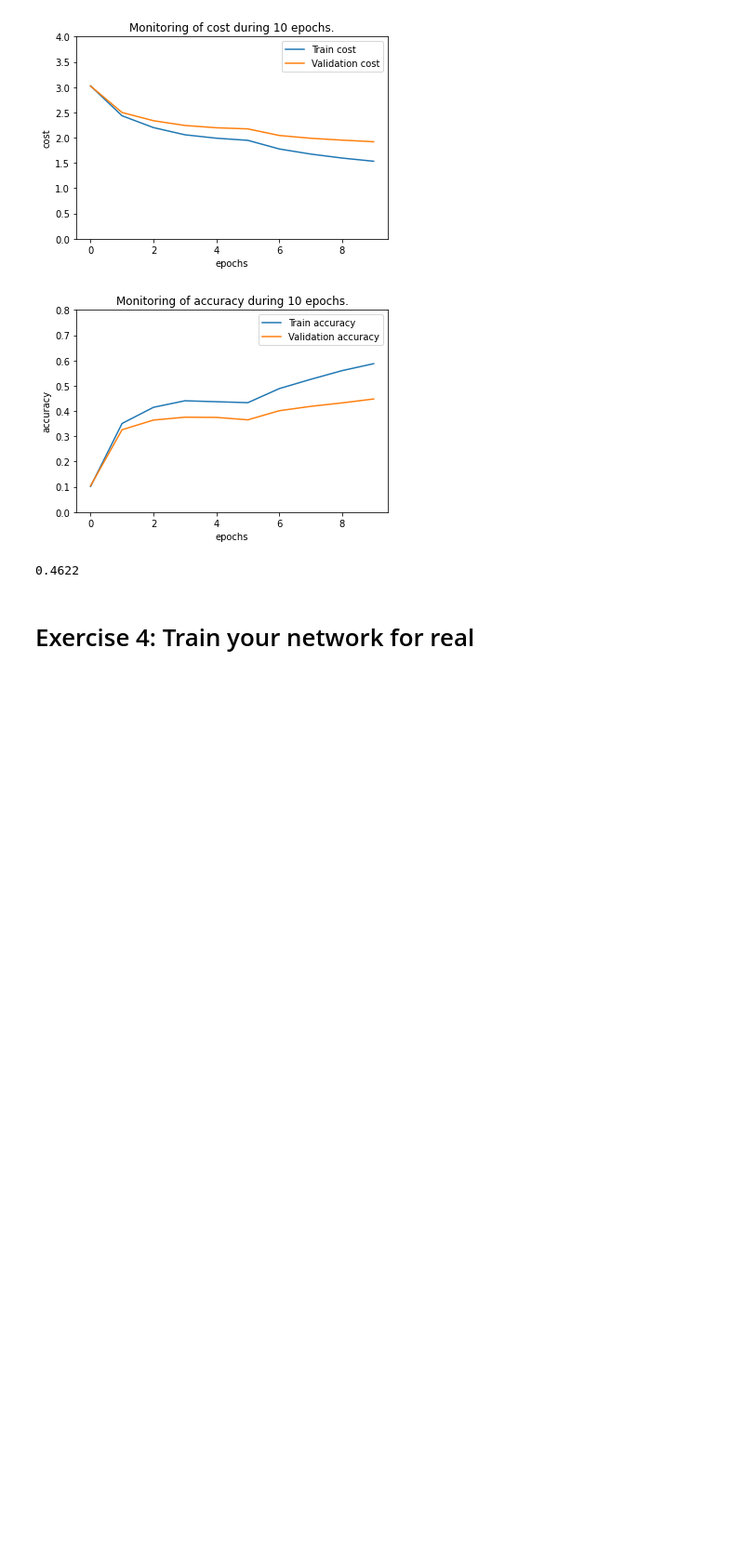
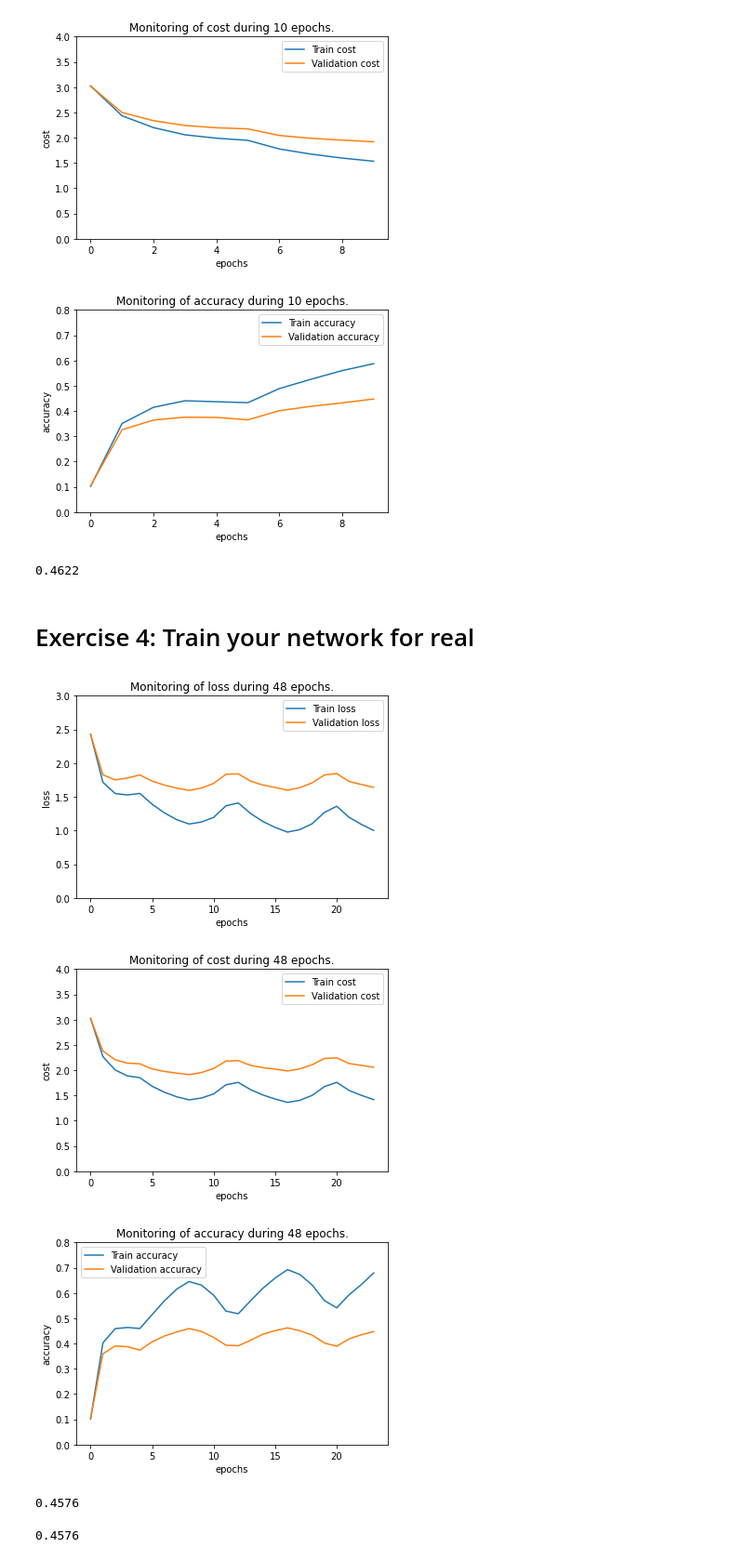
Before and after one commit to KenzaB27/dl_labs, a Jupyter notebook: lab2/experiments.ipynb, the cells around one changed output. Shown at 93% size. Saved outputs shown, nothing was run; the diff lists cells and outputs as text; code cells hidden in the pictures; blank space fills up the shorter version.

Commit message:
ensemble learning

```diff
--- a/lab2/experiments.ipynb
+++ b/lab2/experiments.ipynb
@@ -157,3 +157,19 @@ std = np.std(X_train_whole, axis=1)
 X_train_whole = normalize_data(X_train_whole, mean, std)
 X_val_small = normalize_data(X_val_small, mean, std)
 X_test = normalize_data(X_test, mean_X, std_X)
+# %%
+importlib.reload(mlp)
+net2 = mlp.MLP(lamda=.01)
+GDparams = {"n_batch":100, "n_epochs":48, "eta_min":1e-5, "eta_max":1e-1, "ns":800}
+net2.cyclicLearning(X_train, Y_train, y_train,  X_val, Y_val, y_val, GDparams, verbose=True, freq=8, backup=True)
+net2.plot_metric(GDparams, metric="loss")
+net2.plot_metric(GDparams, metric="cost")
+net2.plot_metric(GDparams, metric="accuracy")
+# %% [output]
+[figure, added]
+[figure, added]
+[figure, added]
+# %%
+net2.computeAccuracy(X_test, y_test)
+# %% [output]
+0.4576
@@ -159,0 +181,6 @@ X_test = normalize_data(X_test, mean_X, std_X)
+# %%
+model = mlp.MLP()
+model.layers = layers
+model.computeAccuracy(X_test, y_test)
+# %% [output]
+0.4576
```
Also changed, not shown: parts of 2 cells of this notebook, 2 other files.
